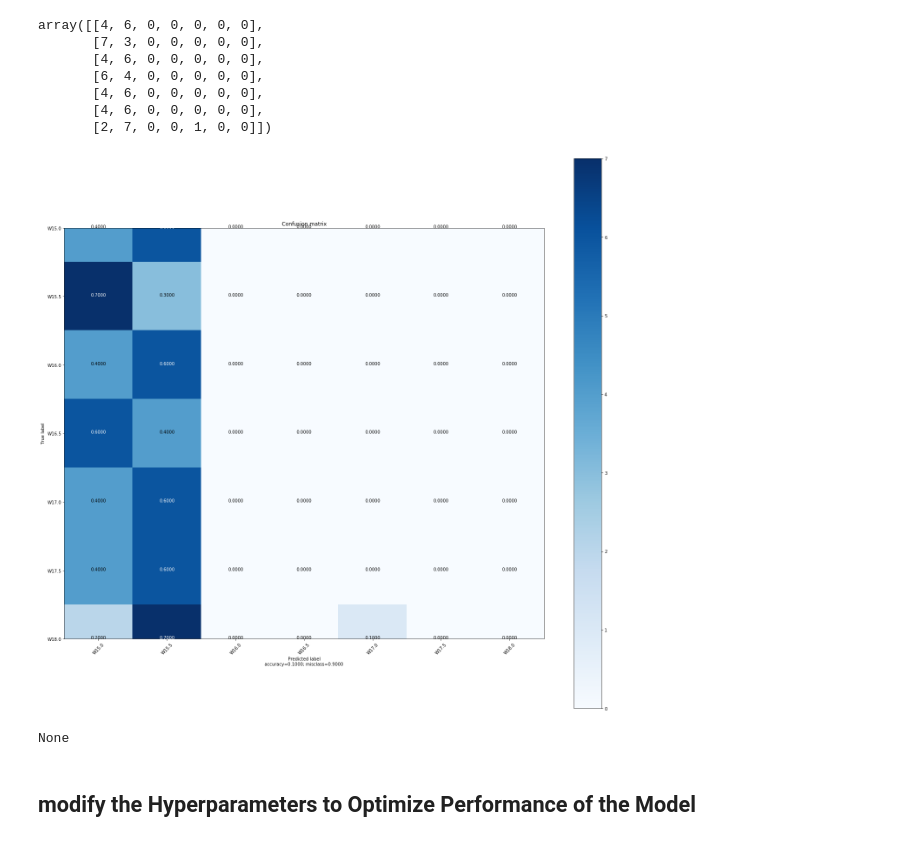
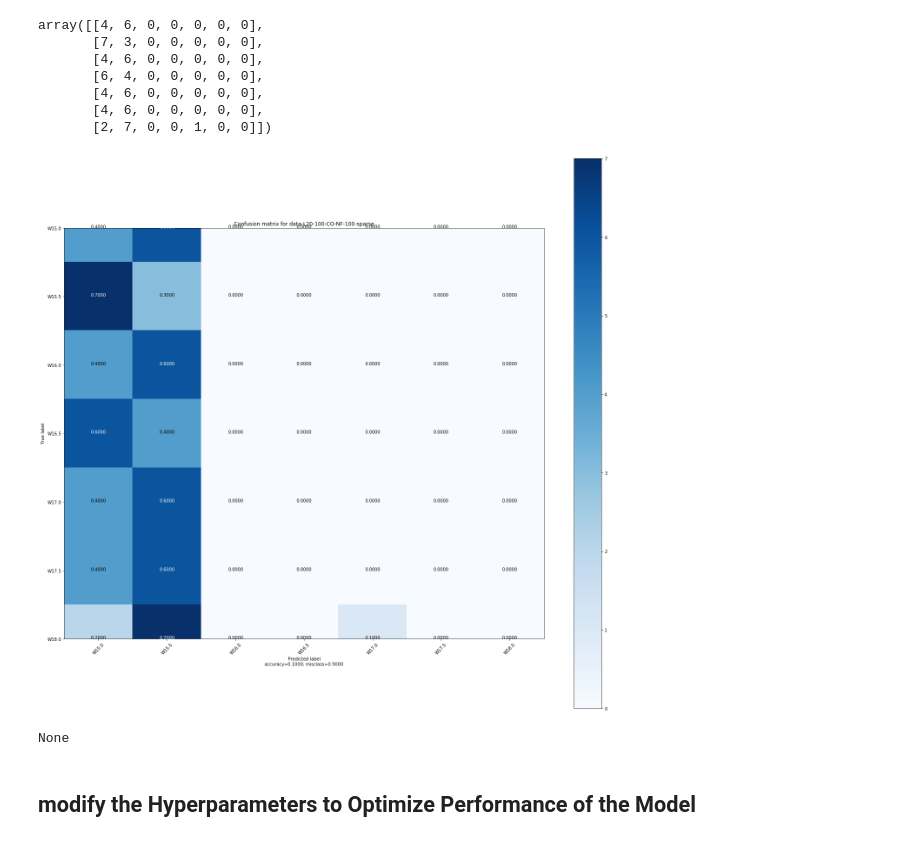
Before and after one commit to Zephromonia/MachineLearning-Anderson, a Jupyter notebook: src/AM-Keras-CNN-Lxx-SSS-Exx-IMGxxx.ipynb, the cells around one changed output. Drawn from its saved outputs; the diff is of its cells as text; code cells hidden in the pictures.

```diff
--- a/src/AM-Keras-CNN-Lxx-SSS-Exx-IMGxxx.ipynb
+++ b/src/AM-Keras-CNN-Lxx-SSS-Exx-IMGxxx.ipynb
@@ -305,15 +307,15 @@ array([[4, 6, 0, 0, 0, 0, 0],
 # %%
 os.chdir('../PyCode/')
 from plot_confusion_matrix import *
 
 print(plot_confusion_matrix(confusion_matrix(validation_set.classes, y_pred),
                           label,
-                          title='Confusion matrix',
+                          title='Confusion matrix for '+dataname,
                           cmap=None,
                           normalize=True))
 os.chdir('../src/')
 # %% [output]
-[figure, old version]
+[figure, new version]
 None
 # %% [markdown]
 ## modify the Hyperparameters to Optimize Performance of the Model
```
Also changed, not shown: parts of 1 cell of this notebook.
